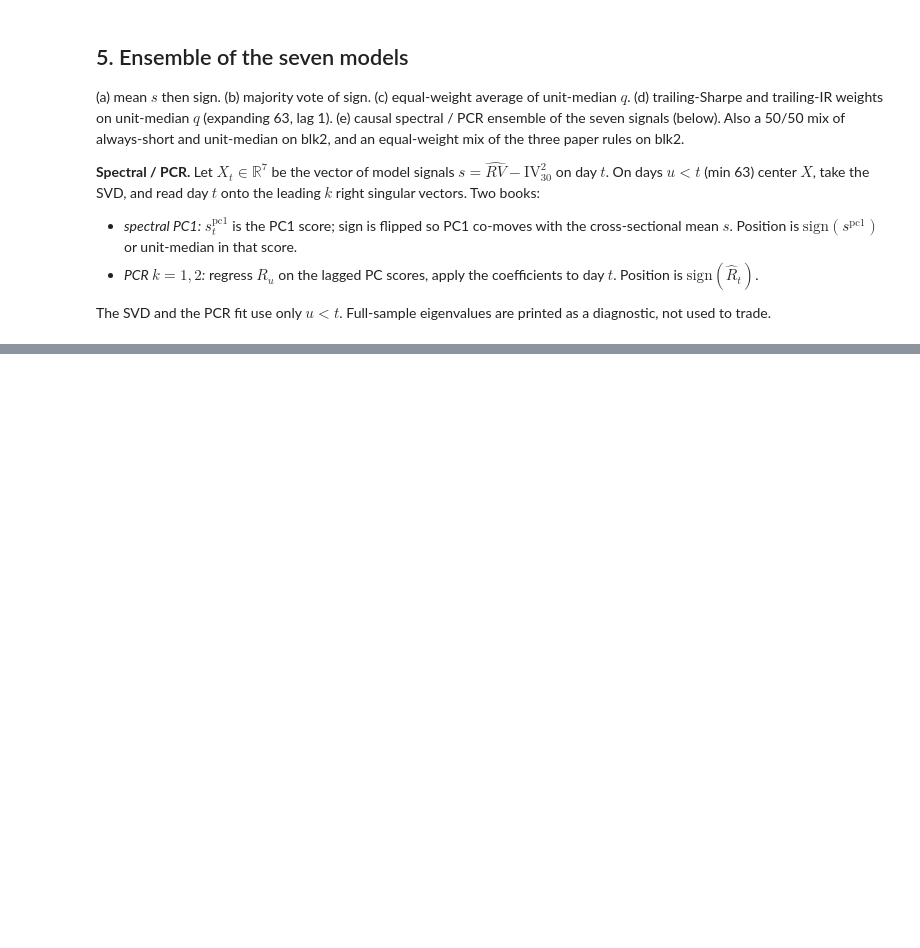
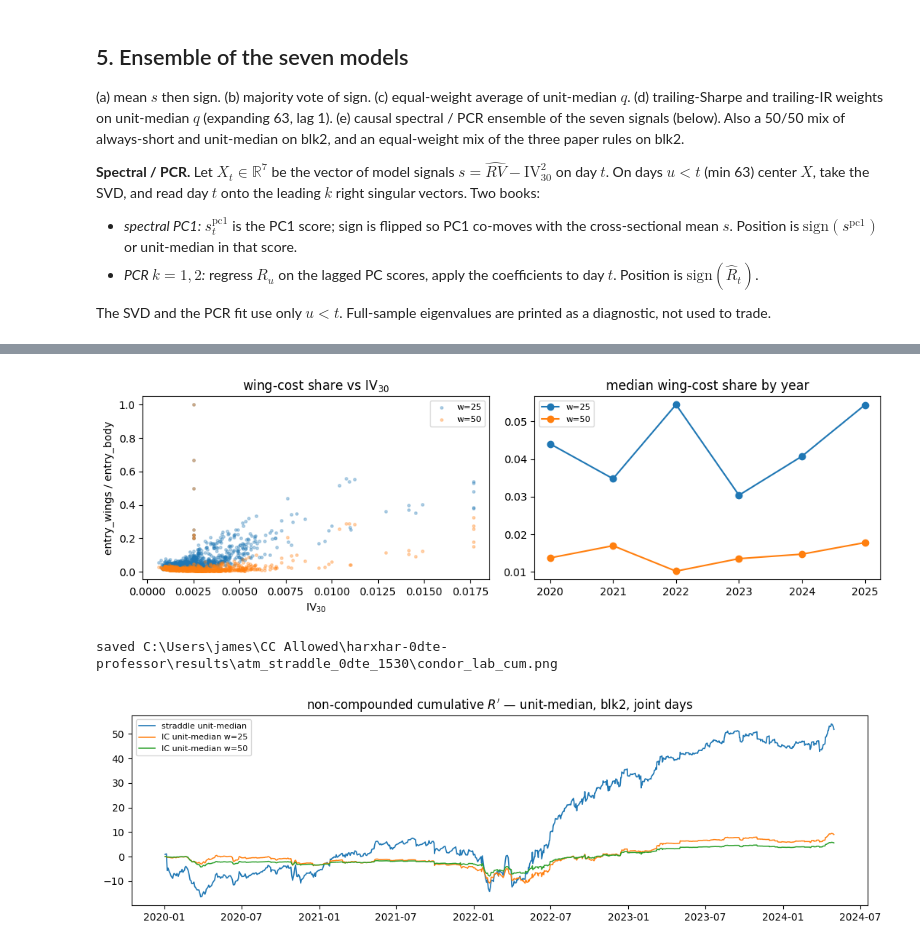
Before and after one commit to jamesdchen/harxhar-clean, a Jupyter notebook: notebooks/atm_straddle_experimental.ipynb, the cells around one changed output, grey strips where cells are left out. Saved outputs shown, nothing was run; the diff lists cells and outputs as text; code cells hidden in the pictures; blank space fills up the shorter version.

```diff
--- a/notebooks/atm_straddle_experimental.ipynb
+++ b/notebooks/atm_straddle_experimental.ipynb
@@ -74,7 +85,7 @@ book_chain = chain[chain["is_0dte"] & chain["hhmm"].isin(["15:30", "16:00"])].co
 del chain
 e = book_chain[book_chain["hhmm"] == "15:30"].copy()
 live = e[np.isfinite(e["mid"]) & (e["mid"] > 0)].copy()
-spot = live.dropna(subset=["underlying_price"]).groupby("expiration")["underlying_price"].median()
+spot = live.dropna(subset=["underlying_price"]).groupby("expiration")["underlying_price"].first()
 atm = asl.pick_nearest_otm(live, spot)
 atm["day"] = atm["et_c"].dt.tz_convert("America/New_York").dt.normalize().dt.tz_localize(None)
 
@@ -390,0 +1099,33 @@ print("saved experimental_weights_*.csv")
+# %%
+fig, axes = plt.subplots(1, 2, figsize=(10.5, 3.4))
+for w, ic in ics.items():
+    axes[0].scatter(ic["iv_30"], ic["wing_share"], s=6, alpha=0.3, label=f"w={int(w)}")
+axes[0].set_xlabel(r"$\mathrm{IV}_{30}$")
+axes[0].set_ylabel("entry_wings / entry_body")
+axes[0].set_title("wing-cost share vs $\\mathrm{IV}_{30}$")
+axes[0].legend(fontsize=8)
+for w, ic in ics.items():
+    by_year = ic["wing_share"].groupby(ic.index.year).median()
+    axes[1].plot(by_year.index, by_year.values, marker="o", label=f"w={int(w)}")
+axes[1].set_title("median wing-cost share by year")
+axes[1].legend(fontsize=8)
+fig.tight_layout()
+fig.savefig(OUT / "condor_lab_diagnostics.png", dpi=120, bbox_inches="tight")
+display(fig)
+plt.close(fig)
+
+fig, ax = plt.subplots(figsize=(11, 3.4))
+ax.plot(joint, strad_um.loc[joint].cumsum().values, label="straddle unit-median", lw=1.2)
+for w in ics:
+    ax.plot(joint, cond_um[w].loc[joint].cumsum().values, label=f"IC unit-median w={int(w)}", lw=1.1)
+ax.set_title("non-compounded cumulative $R'$ — unit-median, blk2, joint days")
+ax.legend(fontsize=8)
+fig.tight_layout()
+fig.savefig(OUT / "condor_lab_cum.png", dpi=120, bbox_inches="tight")
+print("saved", OUT / "condor_lab_cum.png")
+display(fig)
+plt.close(fig)
+# %% [output]
+[figure, added]
+saved C:\Users\james\CC Allowed\harxhar-0dte-professor\results\atm_straddle_0dte_1530\condor_lab_cum.png
+[figure, added]
```
Also changed, not shown: parts of 29 cells of this notebook, 49 other files.
